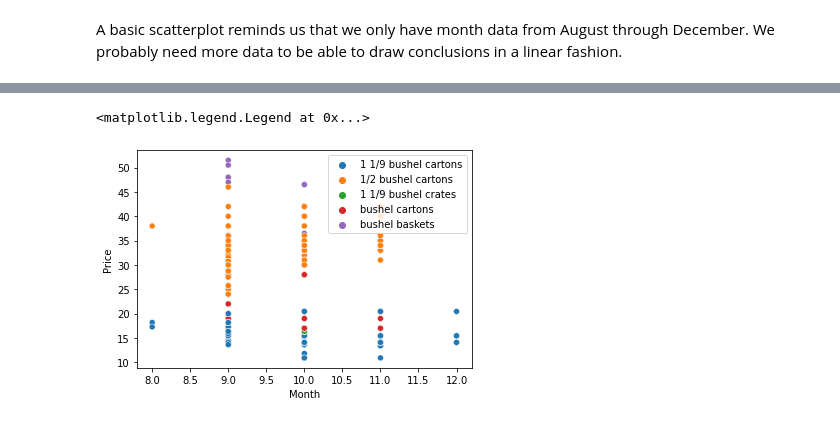
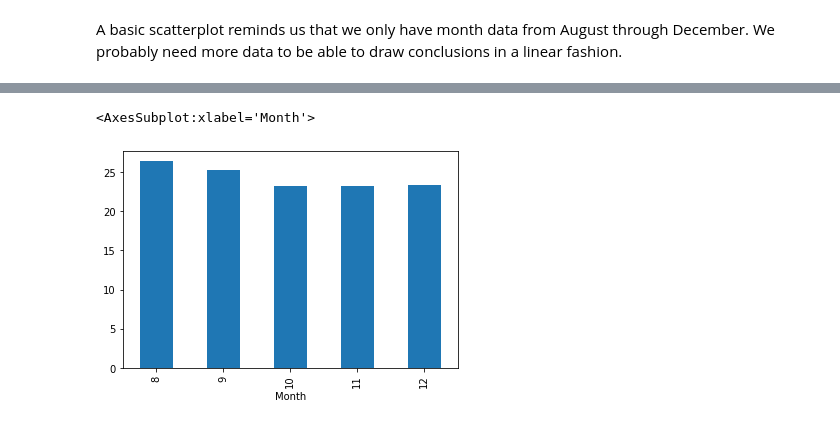
Before and after one commit to Kirfan97/ML-For-Beginners-Fork1, a Jupyter notebook: 2-Regression/3-Linear/notebook.ipynb, the cells around one changed output, grey strips where cells are left out. Cells and saved outputs as stored; diff of their text form; code cells hidden in the pictures.

```diff
--- a/2-Regression/3-Linear/notebook.ipynb
+++ b/2-Regression/3-Linear/notebook.ipynb
@@ -79,6 +74,7 @@ import seaborn as sns
-# %%
-sns.scatterplot(data=new_pumpkins,x='Month',y='Price',hue='Package');
-plt.legend()
-# %% [output]
-<matplotlib.legend.Legend at 0x...>
-[figure, removed]
+# %%
+type_pumpkin=new_pumpkins.loc[new_pumpkins['Variety']=="PIE TYPE"]
+# %%
+type_pumpkin.groupby('Month')['Price'].mean().plot(kind='bar')
+# %% [output]
+<AxesSubplot:xlabel='Month'>
+[figure, added]
```
Also changed, not shown: parts of 21 cells of this notebook, 1 other file.
